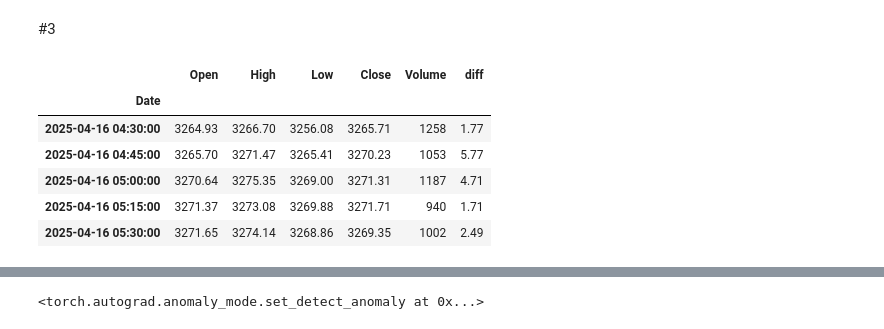
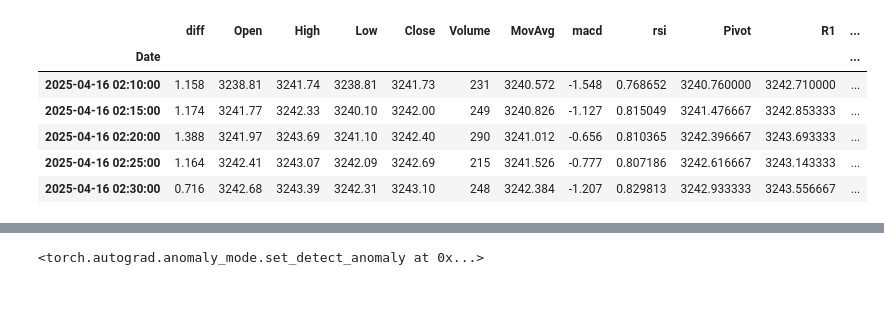
Before and after one commit to amirhu37/reinforc-gold, a Jupyter notebook: trade-with-ai-agent.ipynb, the cells around one changed output, grey strips where cells are left out. Saved outputs shown, nothing was run; the diff lists cells and outputs as text; code cells hidden in the pictures; blank space fills up the shorter version.

```diff
--- a/trade-with-ai-agent.ipynb
+++ b/trade-with-ai-agent.ipynb
@@ -28,5 +55,5 @@ path_m15: str = r"C:\Users\Nemo\Desktop\sth-financial\XAUUSDM15.csv"
 # %%
-df = pd.read_csv(path_m15 ,
+df = pd.read_csv(path_m5_xau ,
 				   encoding = 'utf-16',
 				   names =  ['Date', 'Open', 'High', 'Low', 'Close', 'Volume', '0'] )
 
@@ -47,21 +74,11 @@ Round = 4
 
 rsi_len = 14
 
-std_len = mean_len = 5
+std_len = movAvgLen = 5
 
 Vol_ma_1 = ma_1 = 10
 
 Vol_ma_2 = ma_2 = 20
-
-
-# X = df[[ 'change', 'rsi',   'macd' ]]
-# Y = df[[ 'buy', 'sell']]
-
-# X_train, X_test, y_train, y_test = \
-# train_test_split( X,
-#                  Y,
-#                  test_size= 0.30
-#                  , shuffle = True)
 # %%
 df.head()
 # %% [output]
@@ -75,3 +92 @@ df.head()
-# %% [markdown]
-#3
 # %%
@@ -153,23 +132,30 @@ def moving_avg_std(series : Series , window : int)  -> Series:
 # %%
 def creat_data(df: pd.DataFrame):
-	df['diff']  = round( df['High'] - df['Open'] , Round )
+	df['MovAvg'] = df['Close'].rolling(movAvgLen).mean()
+
+	df['diff']  =  (df['Close'] - df['MovAvg']).round(Round)
 	df['cadle-type']  = (df['Close'] - df['Open']).round(Round)
 	df['hike'] = df['diff'] / df['cadle-type']
-	df['change']  =  df['Open'] - moving_avg(df['Open'], ma_1 )
-
+	df['change']  =  df['Open'] - df['MovAvg']
+	df['macd'] = macd(df['Close'], movAvgLen, movAvgLen*2 )
 	df['percent']  =  (close - df['Open']) / close  * 100
 
 	df['rsi']  = calculate_RSI( df['Open'] , rsi_len ) / 100
 
-	# df['std'] = Std = round(std(df['Open'] , std_len), Round )
+	# df['std'] = std(df['Open'] , std_len)
+	df['Pivot'] = (df['High'] + df['Low'] + df['Close']) / 3
 
-	df['mean'] = clc_mean(df['Open'] , std_len)
+	# Optional: First support and resistance
+	df['R1'] = (2 * df['Pivot']) - df['Low']
+	df['S1'] = (2 * df['Pivot']) - df['High']
 
-	df['buy'] = np.where( (df['Open'] > clc_mean(df['Open'],mean_len).shift(1)) & (df['cadle-type'] >= .65), 1 ,0 )
+	# df['mean'] = clc_mean(df['Open'] , std_len)
 
-	df['sell'] = np.where( (df['Open'] < clc_mean(df['Open'],mean_len).shift(1)) & (abs(df['cadle-type']) >= .65)  , 1 ,0 )
+	# df['buy'] = np.where( (df['Open'] > clc_mean(df['Open'],movAvgLen).shift(1)) & (df['cadle-type'] >= .65), 1 ,0 )
 
-	df['hold'] = np.where(df['buy'] == df['sell'], 1, 0)
+	# df['sell'] = np.where( (df['Open'] < clc_mean(df['Open'],movAvgLen).shift(1)) & (abs(df['cadle-type']) >= .65)  , 1 ,0 )
+
+	# df['hold'] = np.where(df['buy'] == df['sell'], 1, 0)
 
 	# df['action'] = np.where(buyers == 1, 1,0)
 
@@ -179,18 +165,18 @@ def creat_data(df: pd.DataFrame):
 # %%
 df = creat_data(df)
 
 # df.tail()
 
 data = df[
-					['Open', 'High', 'Low' , 'Close', 'Volume', 'diff' ]
+			['diff', 'Open', 'High', 'Low' , 'Close', 'Volume', 'MovAvg', 'macd'  ,'rsi', 'Pivot', "R1", "S1"]
 					]
 data.head()
 # %% [output]
-|  | Open | High | Low | Close | Volume | diff |
-| Date |  |  |  |  |  |  |
-| 2025-04-16 04:30:00 | 3264.93 | 3266.70 | 3256.08 | 3265.71 | 1258 | 1.77 |
-| 2025-04-16 04:45:00 | 3265.70 | 3271.47 | 3265.41 | 3270.23 | 1053 | 5.77 |
-| 2025-04-16 05:00:00 | 3270.64 | 3275.35 | 3269.00 | 3271.31 | 1187 | 4.71 |
-| 2025-04-16 05:15:00 | 3271.37 | 3273.08 | 3269.88 | 3271.71 | 940 | 1.71 |
-| 2025-04-16 05:30:00 | 3271.65 | 3274.14 | 3268.86 | 3269.35 | 1002 | 2.49 |
+|  | diff | Open | High | Low | Close | Volume | MovAvg | macd | rsi | Pivot | R1 | ... |
+| Date |  |  |  |  |  |  |  |  |  |  |  | ... |
+| 2025-04-16 02:10:00 | 1.158 | 3238.81 | 3241.74 | 3238.81 | 3241.73 | 231 | 3240.572 | -1.548 | 0.768652 | 3240.760000 | 3242.710000 | ... |
+| 2025-04-16 02:15:00 | 1.174 | 3241.77 | 3242.33 | 3240.10 | 3242.00 | 249 | 3240.826 | -1.127 | 0.815049 | 3241.476667 | 3242.853333 | ... |
+| 2025-04-16 02:20:00 | 1.388 | 3241.97 | 3243.69 | 3241.10 | 3242.40 | 290 | 3241.012 | -0.656 | 0.810365 | 3242.396667 | 3243.693333 | ... |
+| 2025-04-16 02:25:00 | 1.164 | 3242.41 | 3243.07 | 3242.09 | 3242.69 | 215 | 3241.526 | -0.777 | 0.807186 | 3242.616667 | 3243.143333 | ... |
+| 2025-04-16 02:30:00 | 0.716 | 3242.68 | 3243.39 | 3242.31 | 3243.10 | 248 | 3242.384 | -1.207 | 0.829813 | 3242.933333 | 3243.556667 | ... |
 # %%
```
Also changed, not shown: parts of 34 cells of this notebook, 8 other files.
